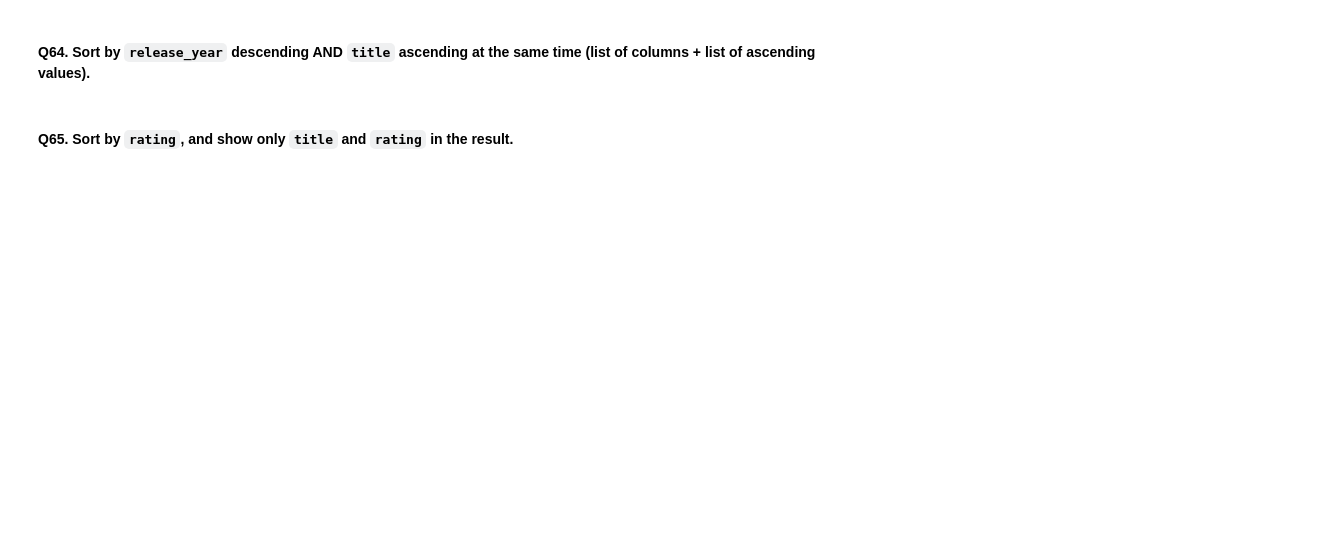
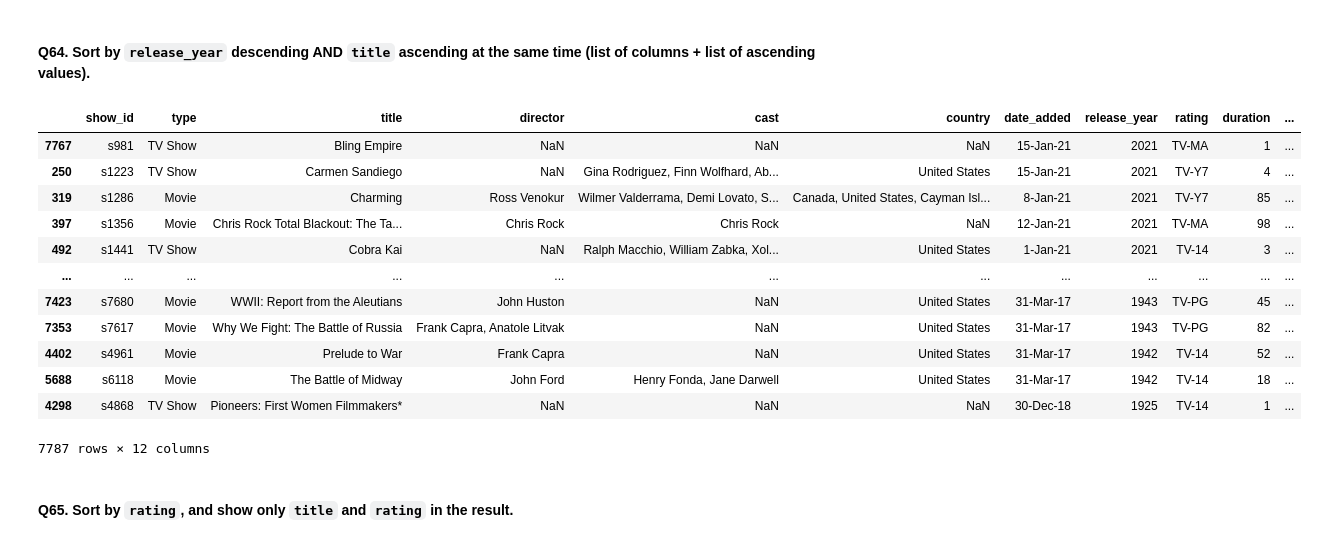
Before and after one commit to Kaini9/Netflix_Dataset_Pandas_125_Questions, a Jupyter notebook: netflix_125_question_workbook.ipynb, the cells around one changed output. Drawn from its saved outputs; the diff is of its cells as text; code cells hidden in the pictures; blank space fills up the shorter version.

```diff
--- a/netflix_125_question_workbook.ipynb
+++ b/netflix_125_question_workbook.ipynb
@@ -732,6 +1083,21 @@ df.sample(2)
 #### Q64. Sort by `release_year` descending AND `title` ascending at the same time (list of columns + list of ascending values).
 # %%
 # Your answer here
+df.sort_values(by=["release_year","title"],ascending=[False,True])
+# %% [output]
+|  | show_id | type | title | director | cast | country | date_added | release_year | rating | duration | ... |
+| 7767 | s981 | TV Show | Bling Empire | NaN | NaN | NaN | 15-Jan-21 | 2021 | TV-MA | 1 | ... |
+| 250 | s1223 | TV Show | Carmen Sandiego | NaN | Gina Rodriguez, Finn Wolfhard, Ab... | United States | 15-Jan-21 | 2021 | TV-Y7 | 4 | ... |
+| 319 | s1286 | Movie | Charming | Ross Venokur | Wilmer Valderrama, Demi Lovato, S... | Canada, United States, Cayman Isl... | 8-Jan-21 | 2021 | TV-Y7 | 85 | ... |
+| 397 | s1356 | Movie | Chris Rock Total Blackout: The Ta... | Chris Rock | Chris Rock | NaN | 12-Jan-21 | 2021 | TV-MA | 98 | ... |
+| 492 | s1441 | TV Show | Cobra Kai | NaN | Ralph Macchio, William Zabka, Xol... | United States | 1-Jan-21 | 2021 | TV-14 | 3 | ... |
+| ... | ... | ... | ... | ... | ... | ... | ... | ... | ... | ... | ... |
+| 7423 | s7680 | Movie | WWII: Report from the Aleutians | John Huston | NaN | United States | 31-Mar-17 | 1943 | TV-PG | 45 | ... |
+| 7353 | s7617 | Movie | Why We Fight: The Battle of Russia | Frank Capra, Anatole Litvak | NaN | United States | 31-Mar-17 | 1943 | TV-PG | 82 | ... |
+| 4402 | s4961 | Movie | Prelude to War | Frank Capra | NaN | United States | 31-Mar-17 | 1942 | TV-14 | 52 | ... |
+| 5688 | s6118 | Movie | The Battle of Midway | John Ford | Henry Fonda, Jane Darwell | United States | 31-Mar-17 | 1942 | TV-14 | 18 | ... |
+| 4298 | s4868 | TV Show | Pioneers: First Women Filmmakers* | NaN | NaN | NaN | 30-Dec-18 | 1925 | TV-14 | 1 | ... |
+7787 rows × 12 columns
 # %% [markdown]
 #### Q65. Sort by `rating`, and show only `title` and `rating` in the result.
 # %%
```
Also changed, not shown: parts of 47 cells of this notebook.
